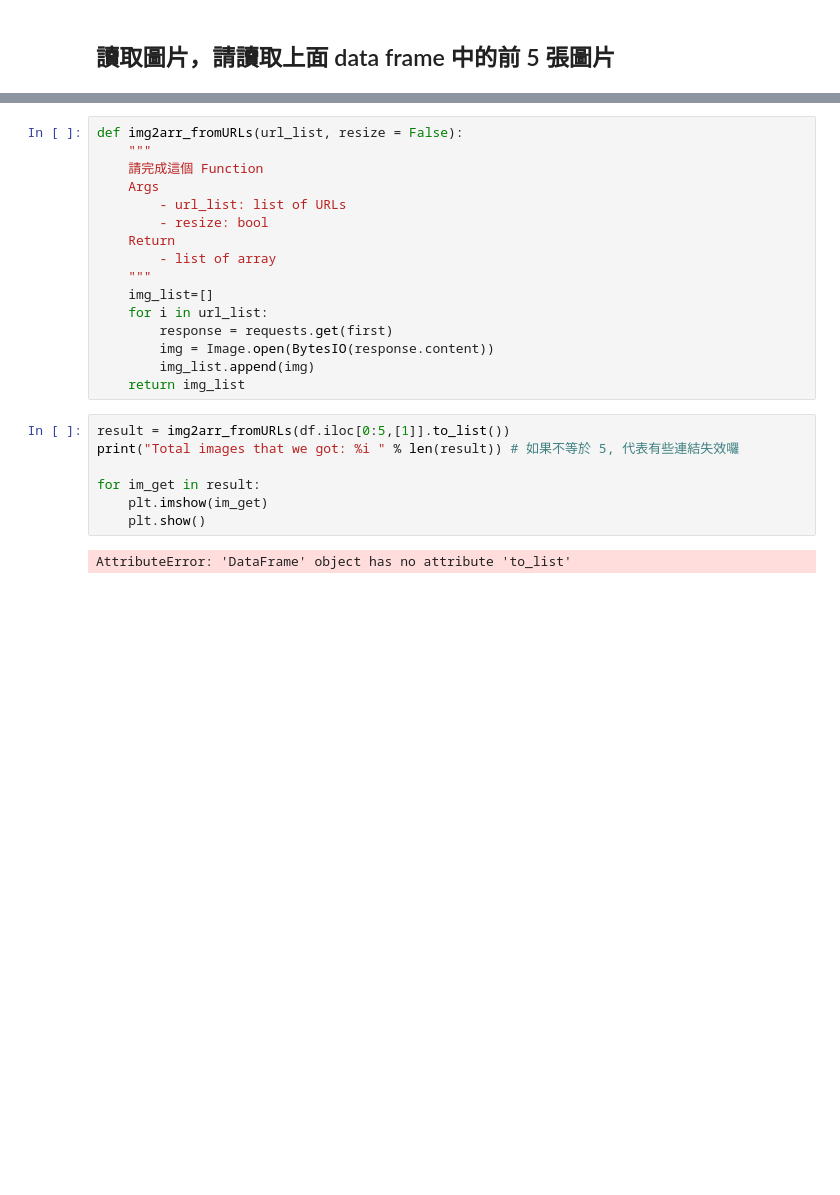
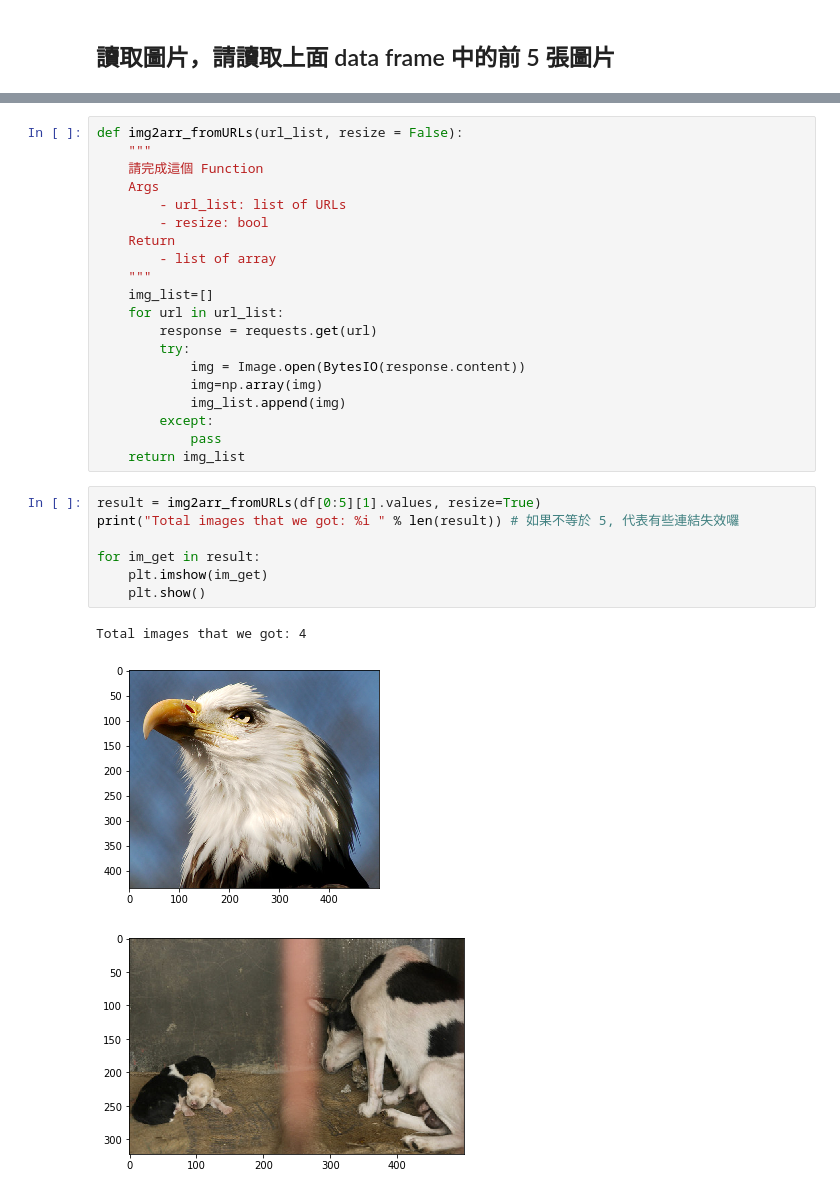
Before and after one commit to Jimmy0713470/ML100Days, a Jupyter notebook: homework/Day_005-2_HW.ipynb, the cells around one changed output, grey strips where cells are left out. Drawn from its saved outputs; the diff is of its cells as text; blank space fills up the shorter version.

```diff
--- a/homework/Day_005-2_HW.ipynb
+++ b/homework/Day_005-2_HW.ipynb
@@ -106,17 +86,23 @@ def img2arr_fromURLs(url_list, resize = False):
         - list of array
     """
     img_list=[]
-    for i in url_list:
-        response = requests.get(first)
-        img = Image.open(BytesIO(response.content))
-        img_list.append(img)
+    for url in url_list:
+        response = requests.get(url)
+        try:
+            img = Image.open(BytesIO(response.content))
+            img=np.array(img)
+            img_list.append(img)
+        except:
+            pass
     return img_list
 # %%
-result = img2arr_fromURLs(df.iloc[0:5,[1]].to_list())
+result = img2arr_fromURLs(df[0:5][1].values, resize=True)
 print("Total images that we got: %i " % len(result)) # 如果不等於 5, 代表有些連結失效囉
 
 for im_get in result:
     plt.imshow(im_get)
     plt.show()
 # %% [output]
-AttributeError: 'DataFrame' object has no attribute 'to_list'
+Total images that we got: 4
+[figure, added]
+[figure, added]
```
Also changed, not shown: parts of 5 cells of this notebook.
